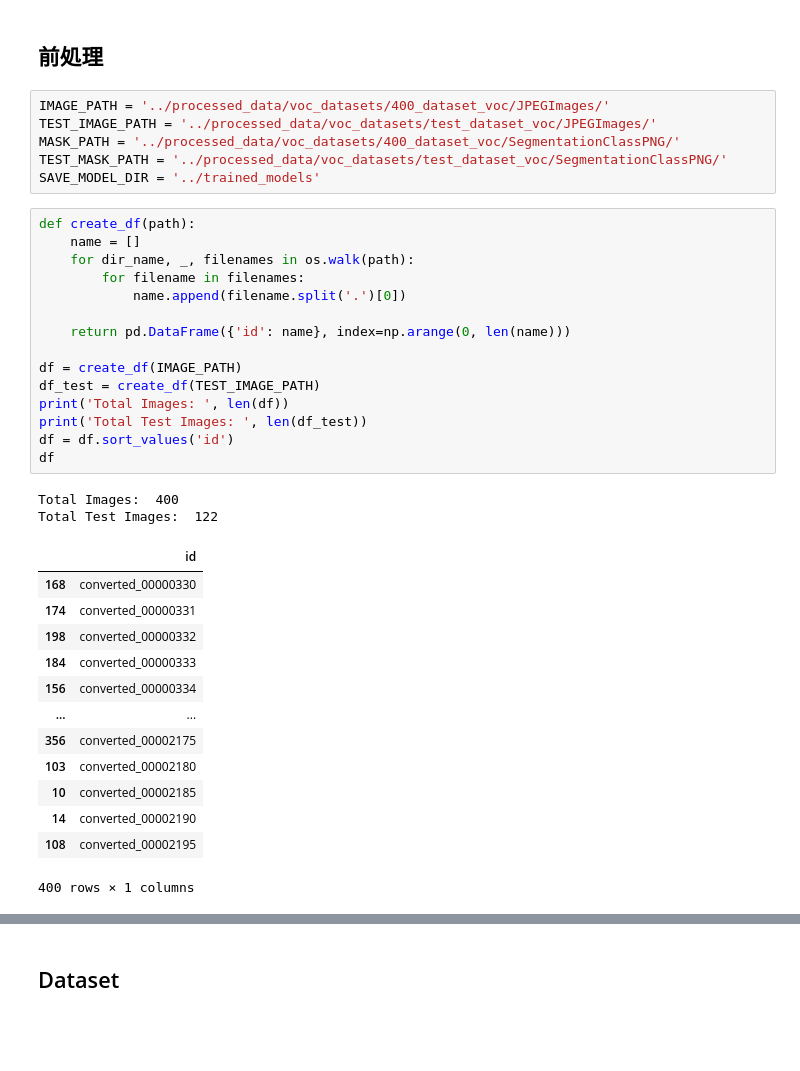
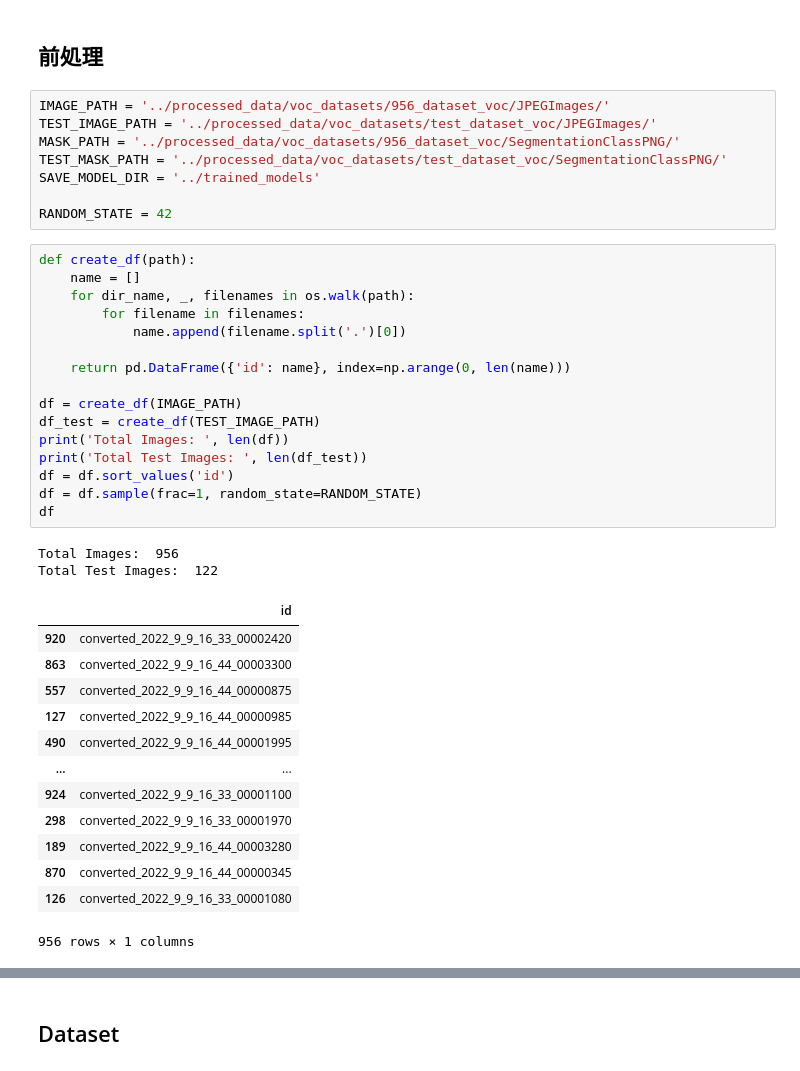
Before and after one commit to Kentaro-Machida/oyone_waterlane_detection, a Jupyter notebook: src/UNet.ipynb, the cells around one changed output, grey strips where cells are left out. Saved outputs shown, nothing was run; the diff lists cells and outputs as text; blank space fills up the shorter version.

```diff
--- a/src/UNet.ipynb
+++ b/src/UNet.ipynb
@@ -33,42 +33,45 @@ device = torch.device("cuda" if torch.cuda.is_available() else "cpu")
 # %% [markdown]
 ## 前処理
 # %%
-IMAGE_PATH = '../processed_data/voc_datasets/400_dataset_voc/JPEGImages/'
+IMAGE_PATH = '../processed_data/voc_datasets/956_dataset_voc/JPEGImages/'
 TEST_IMAGE_PATH = '../processed_data/voc_datasets/test_dataset_voc/JPEGImages/'
-MASK_PATH = '../processed_data/voc_datasets/400_dataset_voc/SegmentationClassPNG/'
+MASK_PATH = '../processed_data/voc_datasets/956_dataset_voc/SegmentationClassPNG/'
 TEST_MASK_PATH = '../processed_data/voc_datasets/test_dataset_voc/SegmentationClassPNG/'
 SAVE_MODEL_DIR = '../trained_models'
+
+RANDOM_STATE = 42
 # %%
 def create_df(path):
     name = []
     for dir_name, _, filenames in os.walk(path):
         for filename in filenames:
             name.append(filename.split('.')[0])
 
     return pd.DataFrame({'id': name}, index=np.arange(0, len(name)))
 
 df = create_df(IMAGE_PATH)
 df_test = create_df(TEST_IMAGE_PATH)
 print('Total Images: ', len(df))
 print('Total Test Images: ', len(df_test))
 df = df.sort_values('id')
+df = df.sample(frac=1, random_state=RANDOM_STATE)
 df
 # %% [output]
-Total Images:  400
+Total Images:  956
 Total Test Images:  122
 |  | id |
-| 168 | converted_00000330 |
-| 174 | converted_00000331 |
-| 198 | converted_00000332 |
-| 184 | converted_00000333 |
-| 156 | converted_00000334 |
+| 920 | converted_2022_9_9_16_33_00002420 |
+| 863 | converted_2022_9_9_16_44_00003300 |
+| 557 | converted_2022_9_9_16_44_00000875 |
+| 127 | converted_2022_9_9_16_44_00000985 |
+| 490 | converted_2022_9_9_16_44_00001995 |
 | ... | ... |
-| 356 | converted_00002175 |
-| 103 | converted_00002180 |
-| 10 | converted_00002185 |
-| 14 | converted_00002190 |
-| 108 | converted_00002195 |
+| 924 | converted_2022_9_9_16_33_00001100 |
+| 298 | converted_2022_9_9_16_33_00001970 |
+| 189 | converted_2022_9_9_16_44_00003280 |
+| 870 | converted_2022_9_9_16_44_00000345 |
+| 126 | converted_2022_9_9_16_33_00001080 |
-400 rows × 1 columns
+956 rows × 1 columns
 # %%
 TRAIN_RATE = 0.8
 VAL_RATE = 0.2
```
Also changed, not shown: parts of 13 cells of this notebook.
